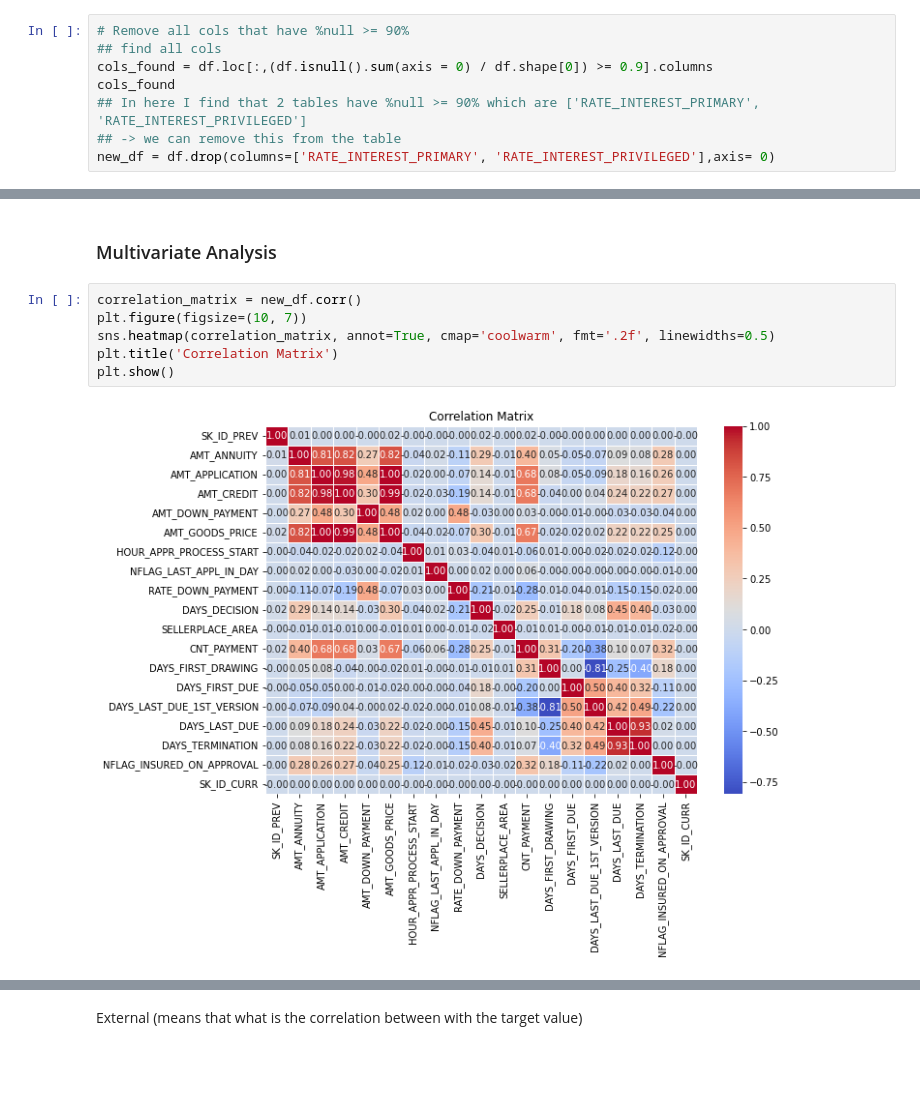
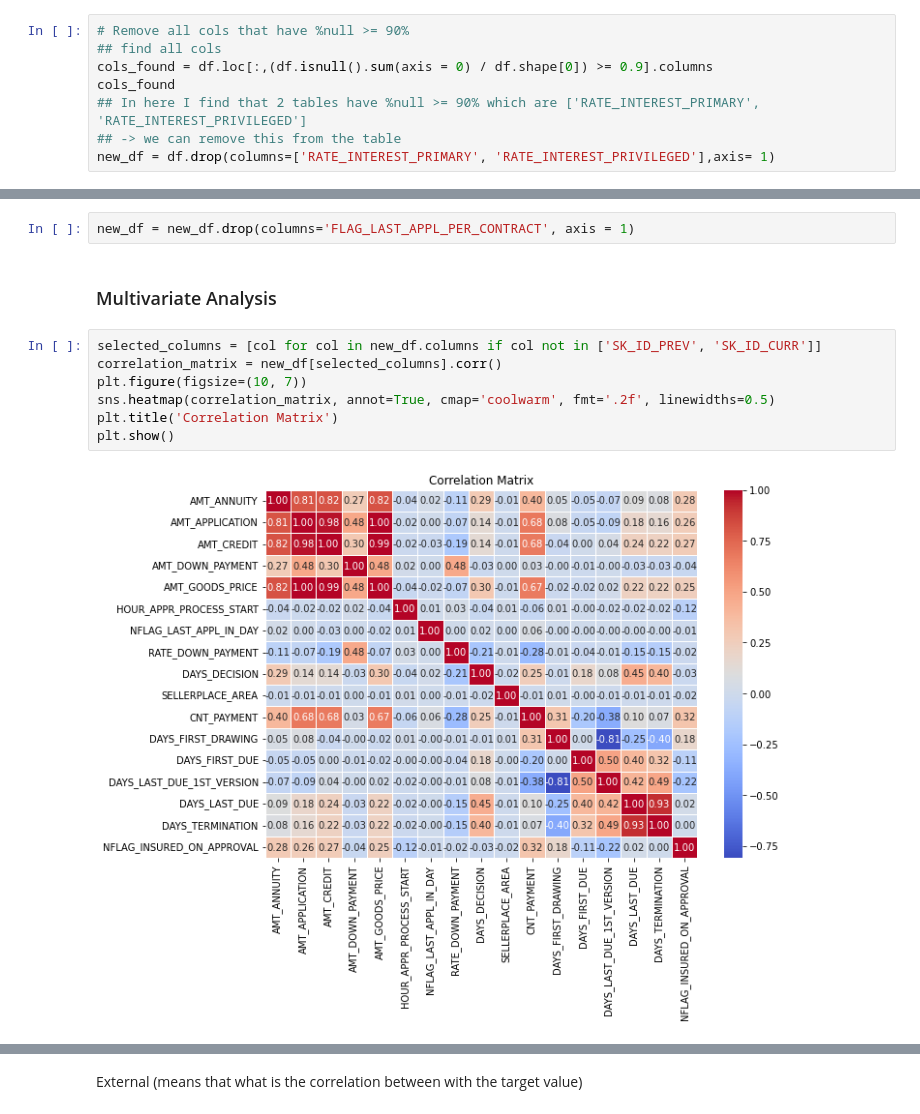
Before and after one commit to dunp7/Home-Default-Credit-Risk, a Jupyter notebook: Cleaning + EDA/Previous_app.ipynb, the cells around one changed output, grey strips where cells are left out. Saved outputs shown, nothing was run; the diff lists cells and outputs as text; blank space fills up the shorter version.

Commit message:
100 % Prev_app

```diff
--- a/Cleaning + EDA/Previous_app.ipynb
+++ b/Cleaning + EDA/Previous_app.ipynb
@@ -90,4 +93,4 @@ cols_found = df.loc[:,(df.isnull().sum(axis = 0) / df.shape[0]) >= 0.9].columns
 cols_found
 ## In here I find that 2 tables have %null >= 90% which are ['RATE_INTEREST_PRIMARY', 'RATE_INTEREST_PRIVILEGED']
 ## -> we can remove this from the table
-new_df = df.drop(columns=['RATE_INTEREST_PRIMARY', 'RATE_INTEREST_PRIVILEGED'],axis= 0)
+new_df = df.drop(columns=['RATE_INTEREST_PRIMARY', 'RATE_INTEREST_PRIVILEGED'],axis= 1)
@@ -223,15 +199,18 @@ plt.show()
 [figure]
 # %% [markdown]
 ##### From above pie chart I see that 1 columns that have an almost differences in percent of each categories, which name  is FLAG_LAST_APPL_PER_CONTRACT -> This feature does not affect a lot to our model -> This feature can be removed
+# %%
+new_df = new_df.drop(columns='FLAG_LAST_APPL_PER_CONTRACT', axis = 1)
 # %% [markdown]
 ### Multivariate Analysis
 # %%
-correlation_matrix = new_df.corr()
+selected_columns = [col for col in new_df.columns if col not in ['SK_ID_PREV', 'SK_ID_CURR']]
+correlation_matrix = new_df[selected_columns].corr()
 plt.figure(figsize=(10, 7))
 sns.heatmap(correlation_matrix, annot=True, cmap='coolwarm', fmt='.2f', linewidths=0.5)
 plt.title('Correlation Matrix')
 plt.show()
 # %% [output]
-[figure, old version]
+[figure, new version]
 # %% [markdown]
 ##### Note
```
Also changed, not shown: parts of 44 cells of this notebook, 9 other files.
